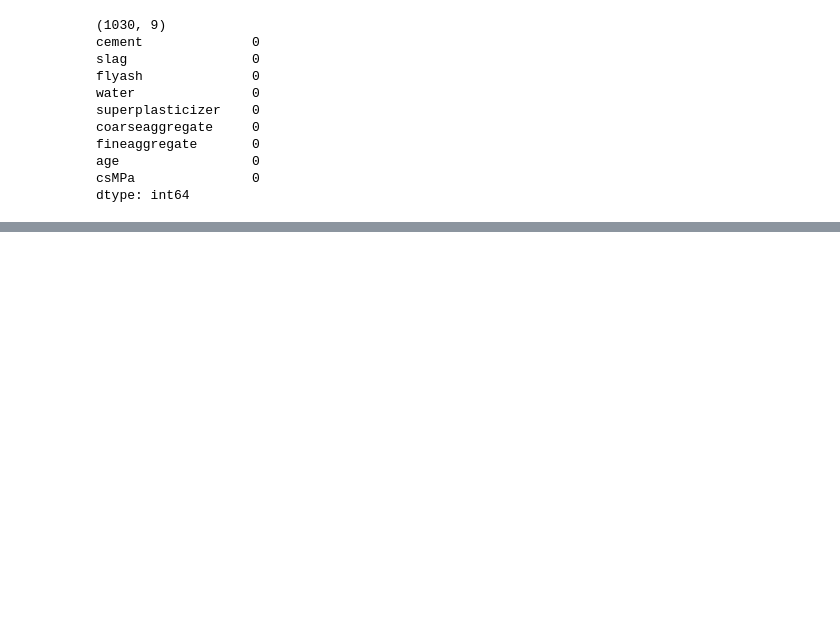
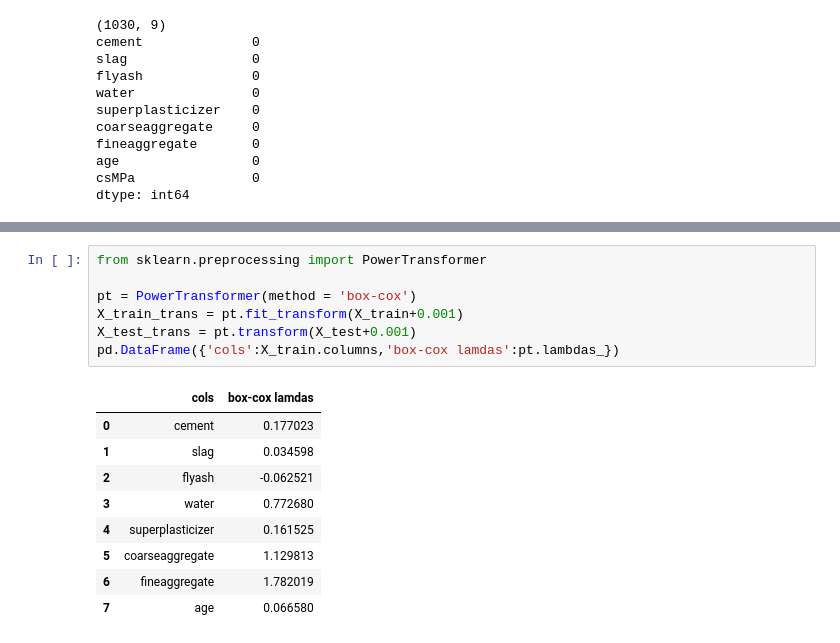
Before and after one commit to prayas7102/ML-Algorithms-Implementation, a Jupyter notebook: Transformers/pow_trans.ipynb, the cells around one changed output, grey strips where cells are left out. Saved outputs shown, nothing was run; the diff lists cells and outputs as text; blank space fills up the shorter version.

```diff
--- a/Transformers/pow_trans.ipynb
+++ b/Transformers/pow_trans.ipynb
@@ -43,0 +82,17 @@ dtype: int64
+# %%
+from sklearn.preprocessing import PowerTransformer
+
+pt = PowerTransformer(method = 'box-cox')
+X_train_trans = pt.fit_transform(X_train+0.001)
+X_test_trans = pt.transform(X_test+0.001)
+pd.DataFrame({'cols':X_train.columns,'box-cox lamdas':pt.lambdas_})
+# %% [output]
+|  | cols | box-cox lamdas |
+| 0 | cement | 0.177023 |
+| 1 | slag | 0.034598 |
+| 2 | flyash | -0.062521 |
+| 3 | water | 0.772680 |
+| 4 | superplasticizer | 0.161525 |
+| 5 | coarseaggregate | 1.129813 |
+| 6 | fineaggregate | 1.782019 |
+| 7 | age | 0.066580 |
```
Also changed, not shown: parts of 5 cells of this notebook.
